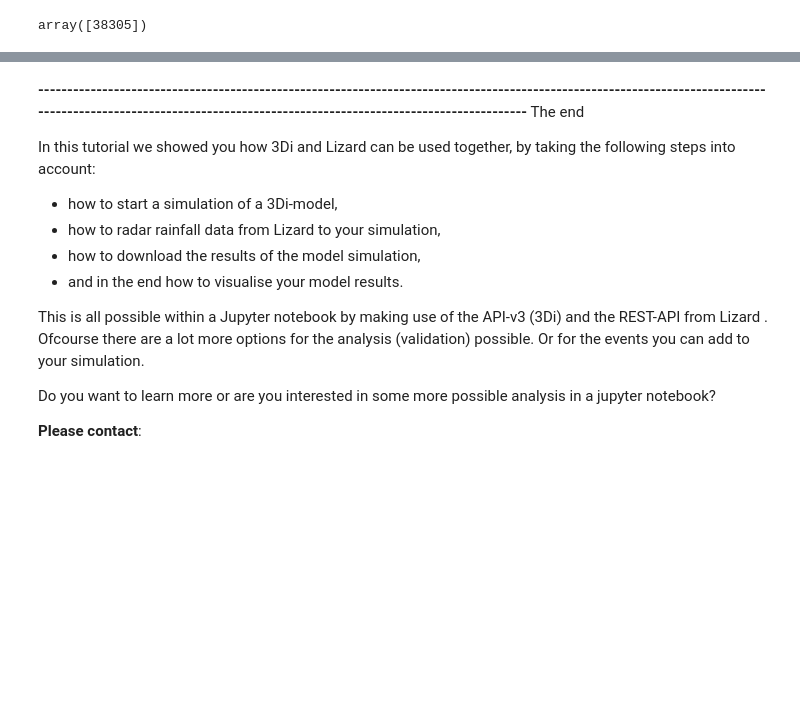
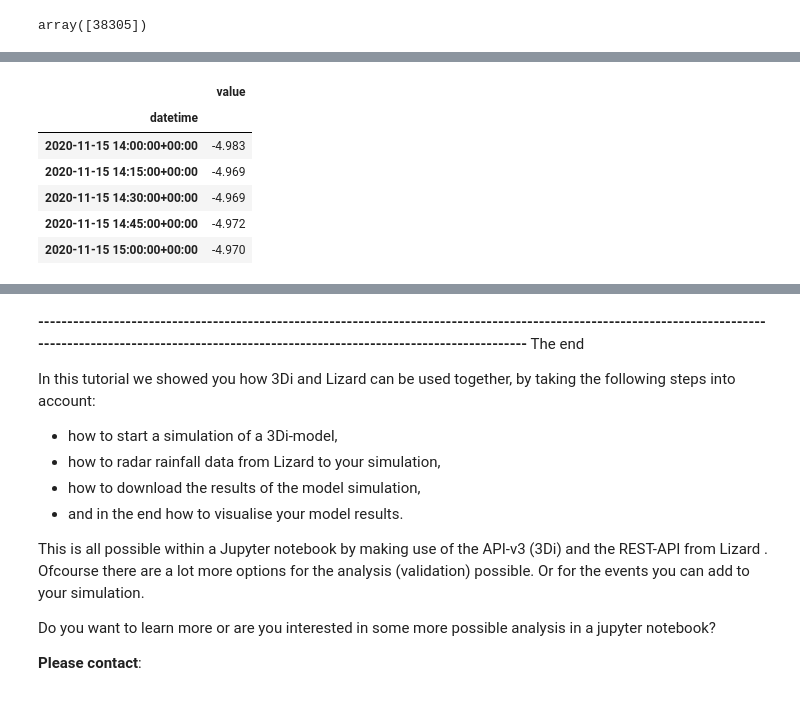
Before and after one commit to threedi/scripts-nens, a Jupyter notebook: Notebooks 3Di - API v3 - VD/notebook2 - using 3Di and Lizard together in one notebook/Notebook2 - 3Di and Lizard together in one Jupyter notebook.ipynb, the cells around one changed output, grey strips where cells are left out. Cells and saved outputs as stored; diff of their text form; code cells hidden in the pictures; blank space fills up the shorter version.

```diff
--- a/Notebooks 3Di - API v3 - VD/notebook2 - using 3Di and Lizard together in one notebook/Notebook2 - 3Di and Lizard together in one Jupyter notebook.ipynb
+++ b/Notebooks 3Di - API v3 - VD/notebook2 - using 3Di and Lizard together in one notebook/Notebook2 - 3Di and Lizard together in one Jupyter notebook.ipynb
@@ -452,0 +471,15 @@ Text(0.5, 1.0, 'Waterlevel at the Beatrix Pump - BWN Schermer')
+# %%
+#perform some conversions before plotting the timeseries
+wl_lizard['datetime'] = pd.to_datetime(wl_lizard['time'])
+wl_lizard = wl_lizard[['datetime', 'value']]
+wl_lizard.set_index('datetime', inplace=True)
+
+wl_lizard
+# %% [output]
+|  | value |
+| datetime |  |
+| 2020-11-15 14:00:00+00:00 | -4.983 |
+| 2020-11-15 14:15:00+00:00 | -4.969 |
+| 2020-11-15 14:30:00+00:00 | -4.969 |
+| 2020-11-15 14:45:00+00:00 | -4.972 |
+| 2020-11-15 15:00:00+00:00 | -4.970 |
```
Also changed, not shown: parts of 14 cells of this notebook.
